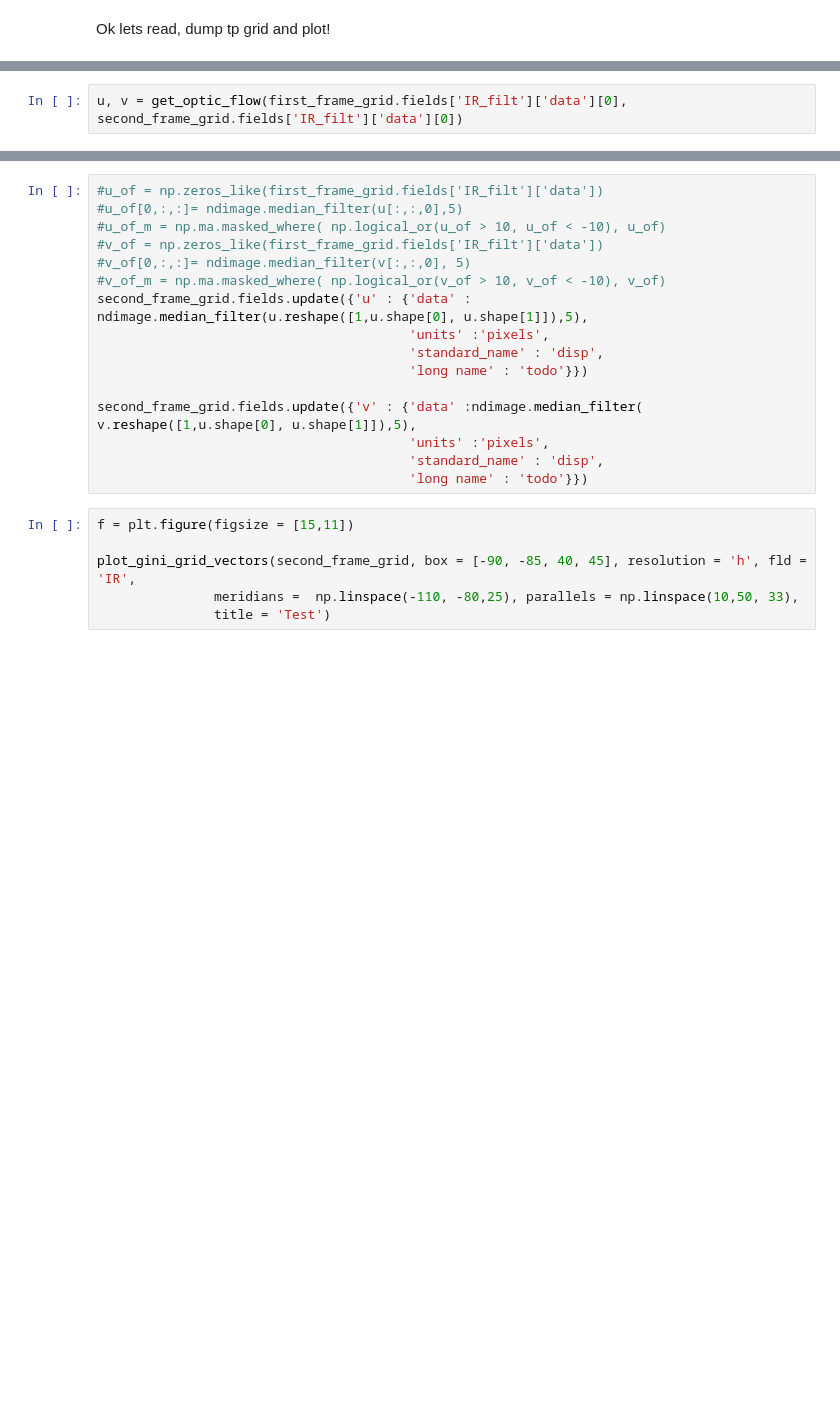
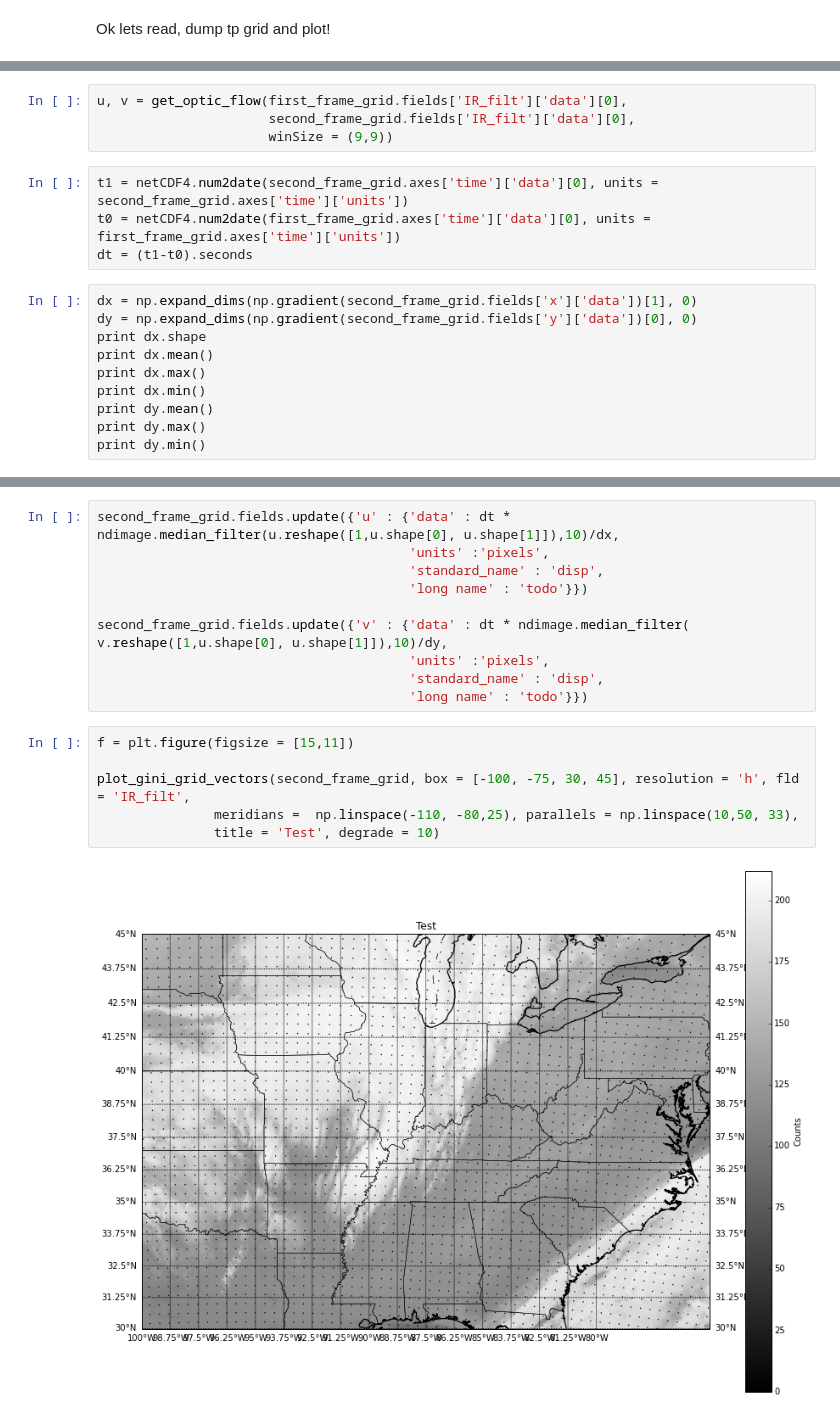
Before and after one commit to scollis/gini_tools, a Jupyter notebook: notebooks/Cloud motions.ipynb, the cells around one changed output, grey strips where cells are left out. Drawn from its saved outputs; the diff is of its cells as text; blank space fills up the shorter version.

Commit message:
More stuff added to flow

```diff
--- a/notebooks/Cloud motions.ipynb
+++ b/notebooks/Cloud motions.ipynb
@@ -223,2 +234,18 @@ plot_gini_grid(second_frame_grid, box = [-90, -85, 40, 45], resolution = 'h', fl
 # %%
-u, v = get_optic_flow(first_frame_grid.fields['IR_filt']['data'][0], second_frame_grid.fields['IR_filt']['data'][0])
+u, v = get_optic_flow(first_frame_grid.fields['IR_filt']['data'][0],
+                      second_frame_grid.fields['IR_filt']['data'][0],
+                      winSize = (9,9))
+# %%
+t1 = netCDF4.num2date(second_frame_grid.axes['time']['data'][0], units = second_frame_grid.axes['time']['units'])
+t0 = netCDF4.num2date(first_frame_grid.axes['time']['data'][0], units = first_frame_grid.axes['time']['units'])
+dt = (t1-t0).seconds
+# %%
+dx = np.expand_dims(np.gradient(second_frame_grid.fields['x']['data'])[1], 0)
+dy = np.expand_dims(np.gradient(second_frame_grid.fields['y']['data'])[0], 0)
+print dx.shape
+print dx.mean()
+print dx.max()
+print dx.min()
+print dy.mean()
+print dy.max()
+print dy.min()
@@ -225,22 +260,18 @@ u, v = get_optic_flow(first_frame_grid.fields['IR_filt']['data'][0], second_fram
 # %%
-#u_of = np.zeros_like(first_frame_grid.fields['IR_filt']['data'])
-#u_of[0,:,:]= ndimage.median_filter(u[:,:,0],5)
-#u_of_m = np.ma.masked_where( np.logical_or(u_of > 10, u_of < -10), u_of)
-#v_of = np.zeros_like(first_frame_grid.fields['IR_filt']['data'])
-#v_of[0,:,:]= ndimage.median_filter(v[:,:,0], 5)
-#v_of_m = np.ma.masked_where( np.logical_or(v_of > 10, v_of < -10), v_of)
-second_frame_grid.fields.update({'u' : {'data' : ndimage.median_filter(u.reshape([1,u.shape[0], u.shape[1]]),5),
+second_frame_grid.fields.update({'u' : {'data' : dt * ndimage.median_filter(u.reshape([1,u.shape[0], u.shape[1]]),10)/dx,
                                         'units' :'pixels',
                                         'standard_name' : 'disp',
                                         'long name' : 'todo'}})
 
-second_frame_grid.fields.update({'v' : {'data' :ndimage.median_filter( v.reshape([1,u.shape[0], u.shape[1]]),5),
+second_frame_grid.fields.update({'v' : {'data' : dt * ndimage.median_filter( v.reshape([1,u.shape[0], u.shape[1]]),10)/dy,
                                         'units' :'pixels',
                                         'standard_name' : 'disp',
                                         'long name' : 'todo'}})
 # %%
 f = plt.figure(figsize = [15,11])
 
-plot_gini_grid_vectors(second_frame_grid, box = [-90, -85, 40, 45], resolution = 'h', fld = 'IR',
+plot_gini_grid_vectors(second_frame_grid, box = [-100, -75, 30, 45], resolution = 'h', fld = 'IR_filt',
                meridians =  np.linspace(-110, -80,25), parallels = np.linspace(10,50, 33),
-               title = 'Test')
+               title = 'Test', degrade = 10)
+# %% [output]
+[figure, added]
```
Also changed, not shown: parts of 21 cells of this notebook.
